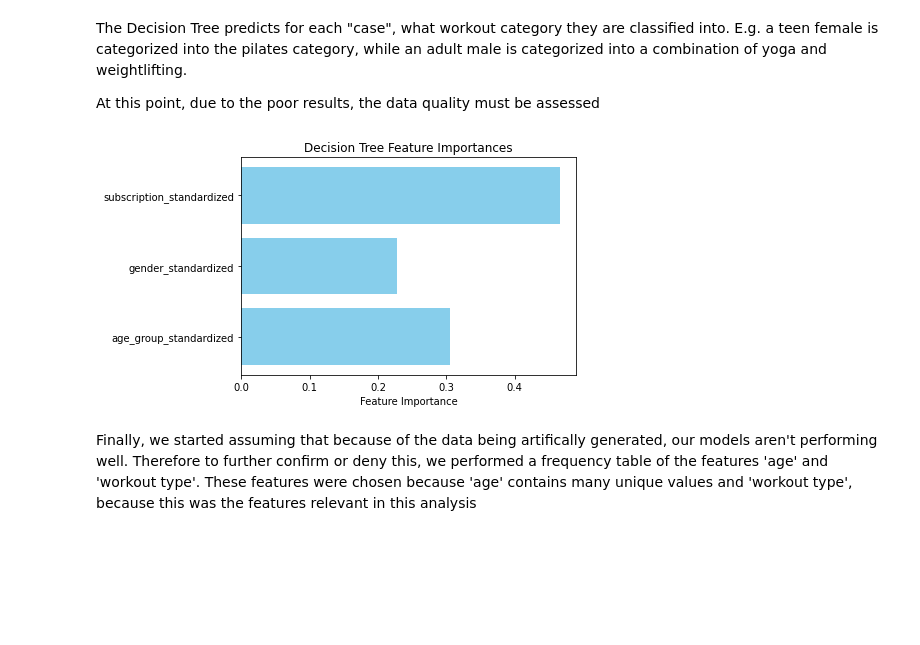
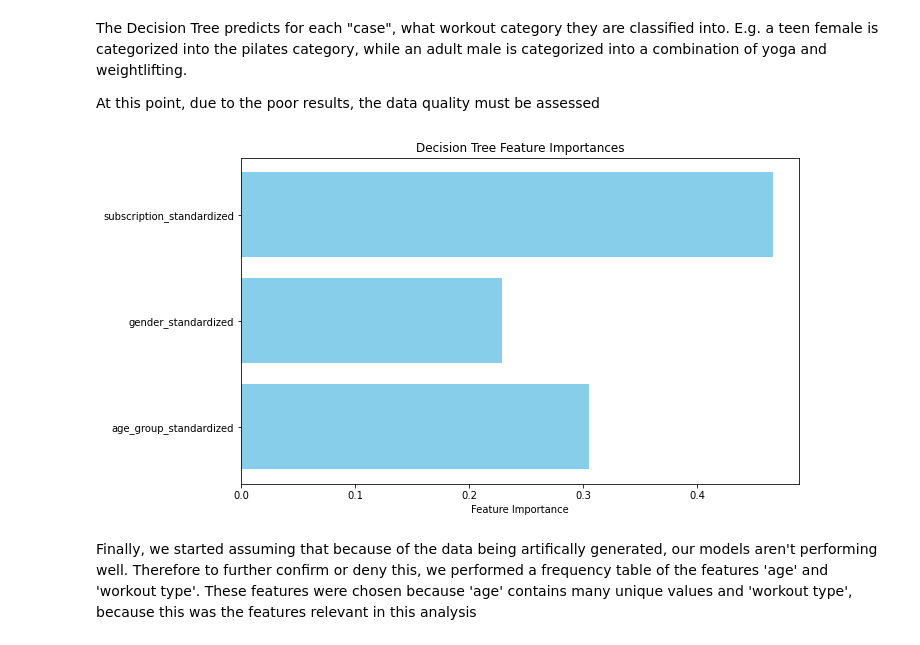
Before and after one commit to emmaqingjie/final_project_data_science, a Jupyter notebook: scripts/classification_workouttypes.ipynb, the cells around one changed output. Saved outputs shown, nothing was run; the diff lists cells and outputs as text; code cells hidden in the pictures; blank space fills up the shorter version.

Commit message:
Formatting feature importance plot

```diff
--- a/scripts/classification_workouttypes.ipynb
+++ b/scripts/classification_workouttypes.ipynb
@@ -236,16 +236,17 @@ At this point, due to the poor results, the data quality must be assessed
 # %%
 # Train the model and get feature importances
 tree_model.fit(X, y)
 importances = tree_model.feature_importances_
 features = X.columns
 
 # Plot feature importances
+plt.figure(figsize=(10, 6))
 plt.barh(features, importances, color='skyblue')
 plt.xlabel("Feature Importance")
 plt.title("Decision Tree Feature Importances")
 plt.savefig('../data/plots/feature_importance.pdf')
 # %% [output]
-[figure, old version]
+[figure, new version]
 # %% [markdown]
 Finally, we started assuming that because of the data being artifically generated, our models aren't performing well. Therefore to further confirm or deny this, we performed a frequency table of the features 'age' and 'workout type'. These features were chosen because 'age' contains many unique values and 'workout type', because this was the features relevant in this analysis
 # %%
```
Also changed, not shown: 1 other file.
